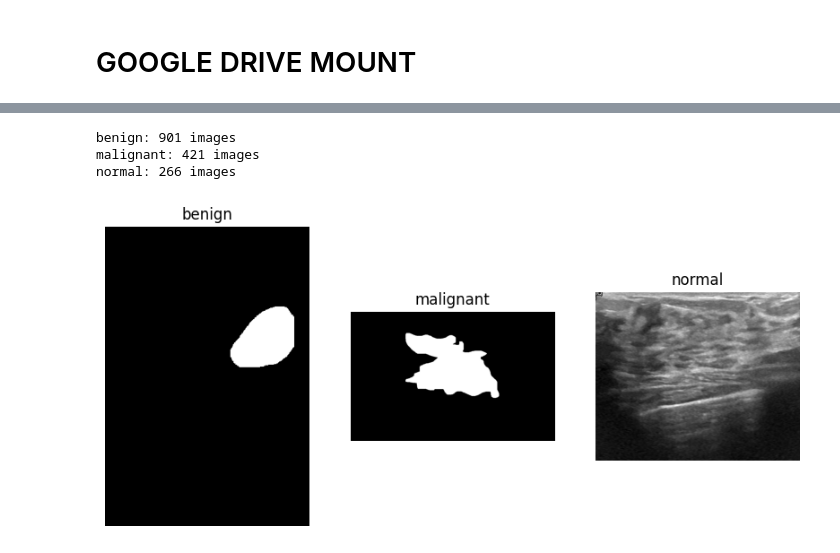
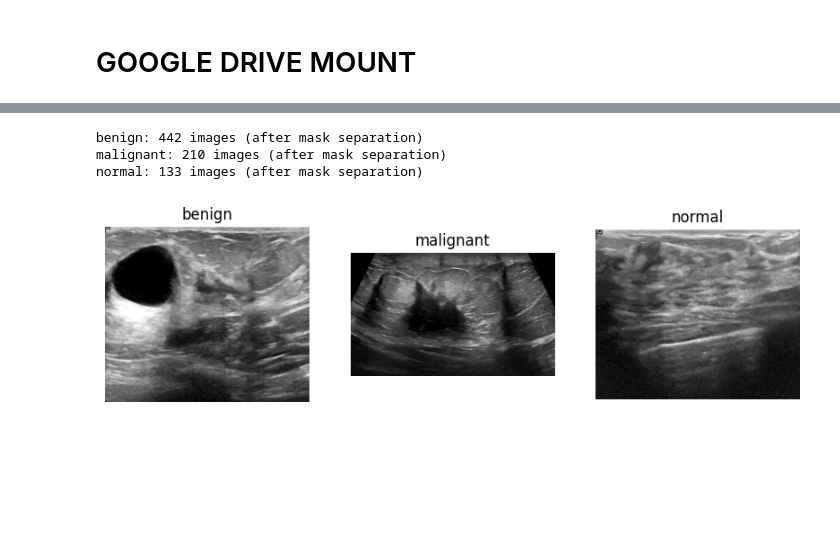
Before and after one commit to soumnemishra/Breast_cancer_detection, a Jupyter notebook: breast_cancer_project.ipynb, the cells around one changed output, grey strips where cells are left out. Cells and saved outputs as stored; diff of their text form; code cells hidden in the pictures; blank space fills up the shorter version.

Commit message:
this is till image resizing

```diff
--- a/breast_cancer_project.ipynb
+++ b/breast_cancer_project.ipynb
@@ -35,26 +102,31 @@ from tensorflow.keras.utils import to_categorical # convert to one-hot-encoding
+# %%
+# Check the number of images in each category after mask separation
+dataset_path = "/content/drive/MyDrive/breast_cancer_project/breast_Cancer_datasets_/Dataset_BUSI_with_GT"
+categories = ["benign", "malignant", "normal"]
+
+# Check number of images
+for category in categories:
+    category_path = os.path.join(dataset_path, category)
+    # Count only image files (ignoring mask files)
+    image_files = [f for f in os.listdir(category_path) if not f.endswith('_mask.png')]
+    print(f"{category}: {len(image_files)} images (after mask separation)")
+# %% [output]
+benign: 442 images (after mask separation)
+malignant: 210 images (after mask separation)
+normal: 133 images (after mask separation)
 # %%
-# Define dataset path
-dataset_path = "/content/drive/MyDrive/breast_Cancer_datasets_/Dataset_BUSI_with_GT"
-
-# Define categories
-categories = ["benign", "malignant", "normal"]
-
-# Check the number of images
-for category in categories:
-    path = os.path.join(dataset_path, category)
-    print(f"{category}: {len(os.listdir(path))} images")
-
-# Display sample images
+# Display sample images from the directories (after mask separation)
 fig, axes = plt.subplots(1, 3, figsize=(10, 5))
 for i, category in enumerate(categories):
-    img_path = os.path.join(dataset_path, category, os.listdir(os.path.join(dataset_path, category))[0])
+    category_path = os.path.join(dataset_path, category)
+    image_files = [f for f in os.listdir(category_path) if not f.endswith('_mask.png')]
+
+    img_path = os.path.join(category_path, image_files[0])  # Take first image from each category
     img = cv2.imread(img_path, cv2.IMREAD_GRAYSCALE)
+
     axes[i].imshow(img, cmap="gray")
     axes[i].set_title(category)
     axes[i].axis("off")
 plt.show()
 # %% [output]
-benign: 901 images
-malignant: 421 images
-normal: 266 images
-[figure, old version]
+[figure, new version]
```
Also changed, not shown: parts of 8 cells of this notebook.
